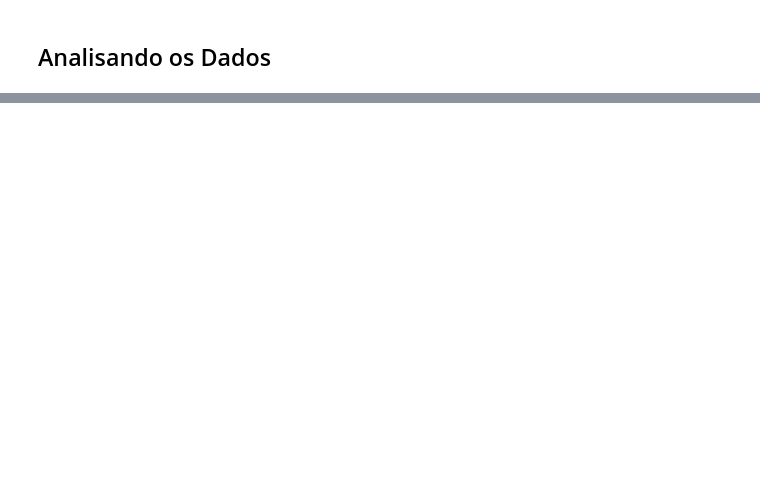
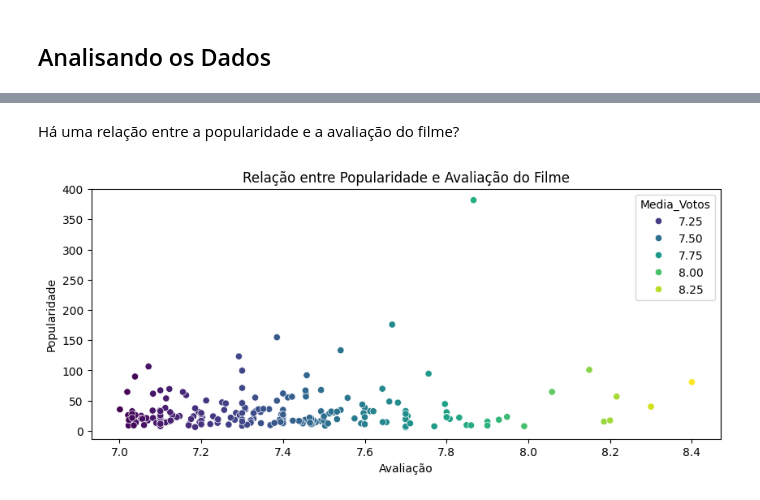
Before and after one commit to LidiMG/Mentoria_Artemisia, a Jupyter notebook: Semana_1/Horror_Movies.ipynb, the cells around one changed output, grey strips where cells are left out. Cells and saved outputs as stored; diff of their text form; code cells hidden in the pictures; blank space fills up the shorter version.

```diff
--- a/Semana_1/Horror_Movies.ipynb
+++ b/Semana_1/Horror_Movies.ipynb
@@ -156,0 +286,11 @@ df.to_csv('Horror_Movies_B.csv', sep=';', index=False)
+# %% [markdown]
+Há uma relação entre a popularidade e a avaliação do filme?
+# %%
+plt.figure(figsize=(10, 4))
+sns.scatterplot(data=df, x='Media_Votos', y='Popularidade', hue='Media_Votos', palette='viridis')
+plt.title('Relação entre Popularidade e Avaliação do Filme')
+plt.xlabel('Avaliação')
+plt.ylabel('Popularidade')
+plt.show()
+# %% [output]
+[figure, added]
```
Also changed, not shown: parts of 30 cells of this notebook, 1 other file.
